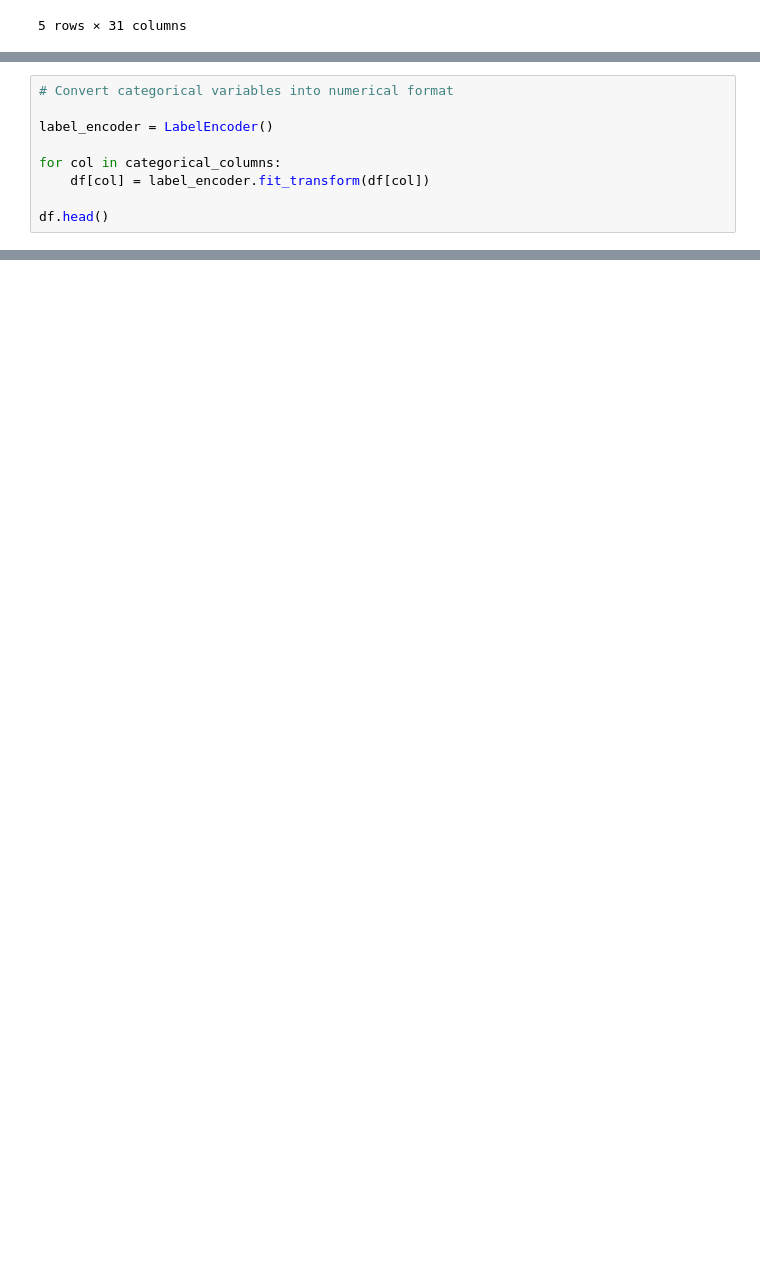
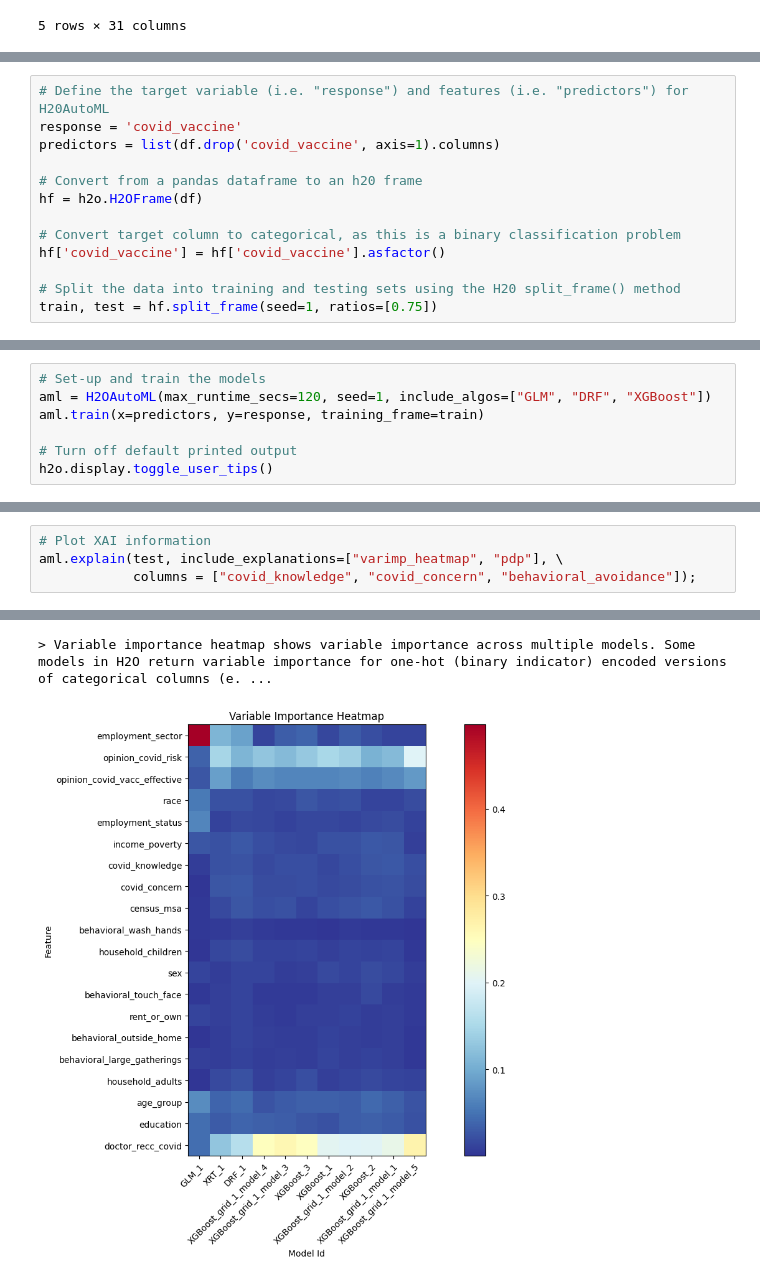
Before and after one commit to GroupQ-Assignment-DataScience/GroupQ_Assignment_RMD, a Jupyter notebook: GroupQ.ipynb, the cells around one changed output, grey strips where cells are left out. Saved outputs shown, nothing was run; the diff lists cells and outputs as text; blank space fills up the shorter version.

```diff
--- a/GroupQ.ipynb
+++ b/GroupQ.ipynb
@@ -132,9 +22,0 @@ Remaining Missing Values:
-# %%
-# Convert categorical variables into numerical format
-
-label_encoder = LabelEncoder()
-
-for col in categorical_columns:
-    df[col] = label_encoder.fit_transform(df[col])
-
-df.head()
@@ -182,0 +69,13 @@ Testing Set: (952, 30)
+# %%
+# Define the target variable (i.e. "response") and features (i.e. "predictors") for H20AutoML
+response = 'covid_vaccine'
+predictors = list(df.drop('covid_vaccine', axis=1).columns)
+
+# Convert from a pandas dataframe to an h20 frame
+hf = h2o.H2OFrame(df)
+
+# Convert target column to categorical, as this is a binary classification problem
+hf['covid_vaccine'] = hf['covid_vaccine'].asfactor()
+
+# Split the data into training and testing sets using the H20 split_frame() method
+train, test = hf.split_frame(seed=1, ratios=[0.75])
@@ -182,0 +84,7 @@ Testing Set: (952, 30)
+# %%
+# Set-up and train the models
+aml = H2OAutoML(max_runtime_secs=120, seed=1, include_algos=["GLM", "DRF", "XGBoost"])
+aml.train(x=predictors, y=response, training_frame=train)
+
+# Turn off default printed output
+h2o.display.toggle_user_tips()
@@ -182,0 +112,5 @@ Testing Set: (952, 30)
+# %%
+# Plot XAI information
+aml.explain(test, include_explanations=["varimp_heatmap", "pdp"], \
+            columns = ["covid_knowledge", "covid_concern", "behavioral_avoidance"]);
+# %% [output]
@@ -182,0 +118,2 @@ Testing Set: (952, 30)
+> Variable importance heatmap shows variable importance across multiple models. Some models in H2O return variable importance for one-hot (binary indicator) encoded versions of categorical columns (e. ...
+[figure, added]
```
Also changed, not shown: parts of 19 cells of this notebook.
